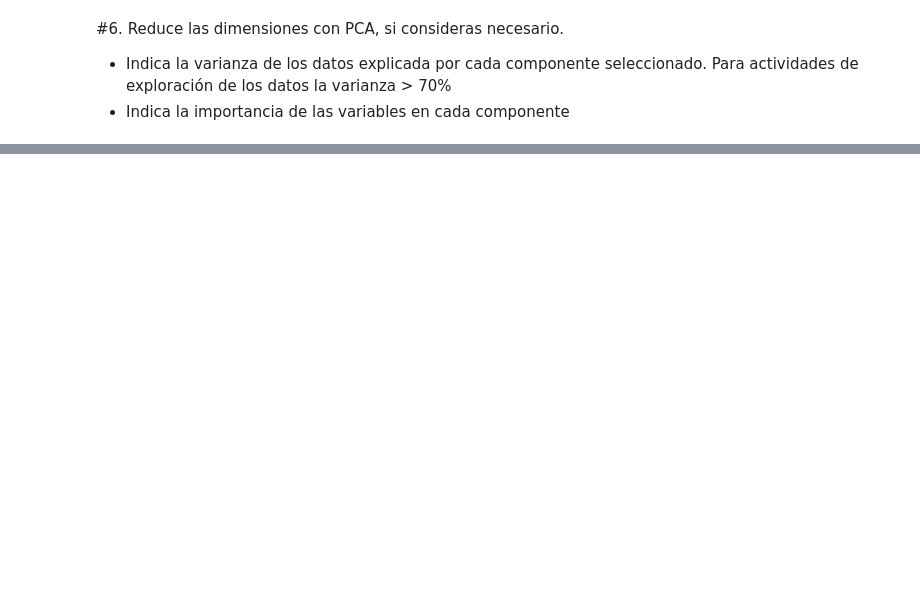
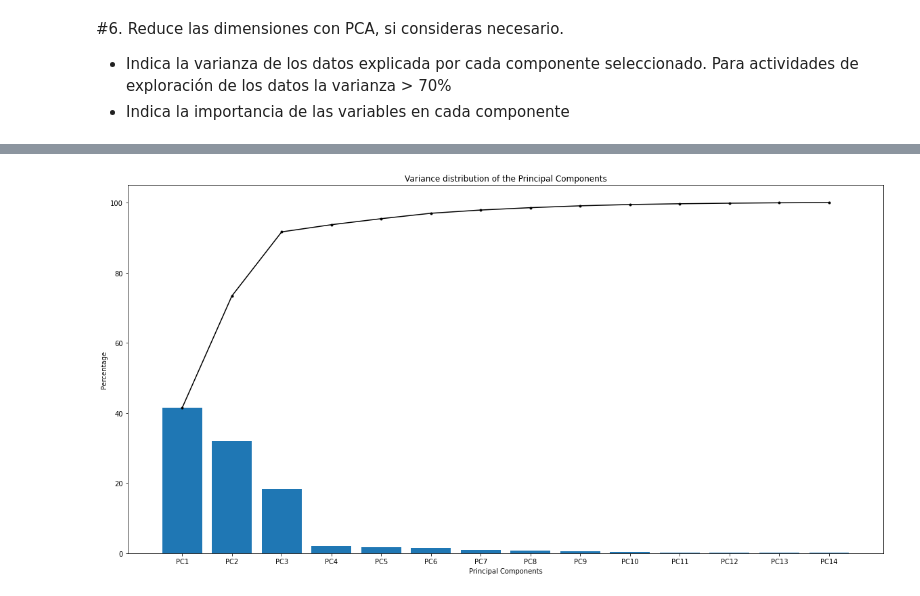
Before and after one commit to PosgradoMNA/actividades-de-aprendizaje-rafaelsangarcia, a Jupyter notebook: Semana6/Actividad/ Visualizacion_A01182780.ipynb, the cells around one changed output, grey strips where cells are left out. Cells and saved outputs as stored; diff of their text form; code cells hidden in the pictures; blank space fills up the shorter version.

Commit message:
Explained variacne

```diff
--- a/Semana6/Actividad/ Visualizacion_A01182780.ipynb
+++ b/Semana6/Actividad/ Visualizacion_A01182780.ipynb
@@ -593,3 +594,11 @@ scaled_df_num.head()
 #6. Reduce las dimensiones con PCA, si consideras necesario.
 * Indica la varianza de los datos explicada por cada componente seleccionado. Para actividades de exploración de los datos la varianza > 70%
 * Indica la importancia de las variables en cada componente
+# %%
+from sklearn.decomposition import PCA
+
+pcs = PCA()
+pcs_columns= ['PC1','PC2','PC3','PC4','PC5','PC6','PC7','PC8','PC9','PC10','PC11','PC12','PC13','PC14']
+pcs_t = pcs.fit_transform(scaled_df_num)
+pca_df=pd.DataFrame(pcs_t, columns=pcs_columns)
+pca_df
@@ -595,0 +619,16 @@ scaled_df_num.head()
+# %%
+Explained_var=  np.round(pcs.explained_variance_ratio_,4)*100
+Acumulated_var= np.cumsum(pcs.explained_variance_ratio_)*100
+
+fig = plt.figure(figsize = (20, 10))
+
+# creating the bar plot
+plt.bar(pcs_columns,Explained_var)
+plt.plot(pcs_columns,Acumulated_var, color='black', marker='.')
+
+plt.xlabel("Principal Components")
+plt.ylabel("Percentage")
+plt.title("Variance distribution of the Principal Components")
+plt.show()
+# %% [output]
+[figure, added]
```
Also changed, not shown: parts of 6 cells of this notebook.
